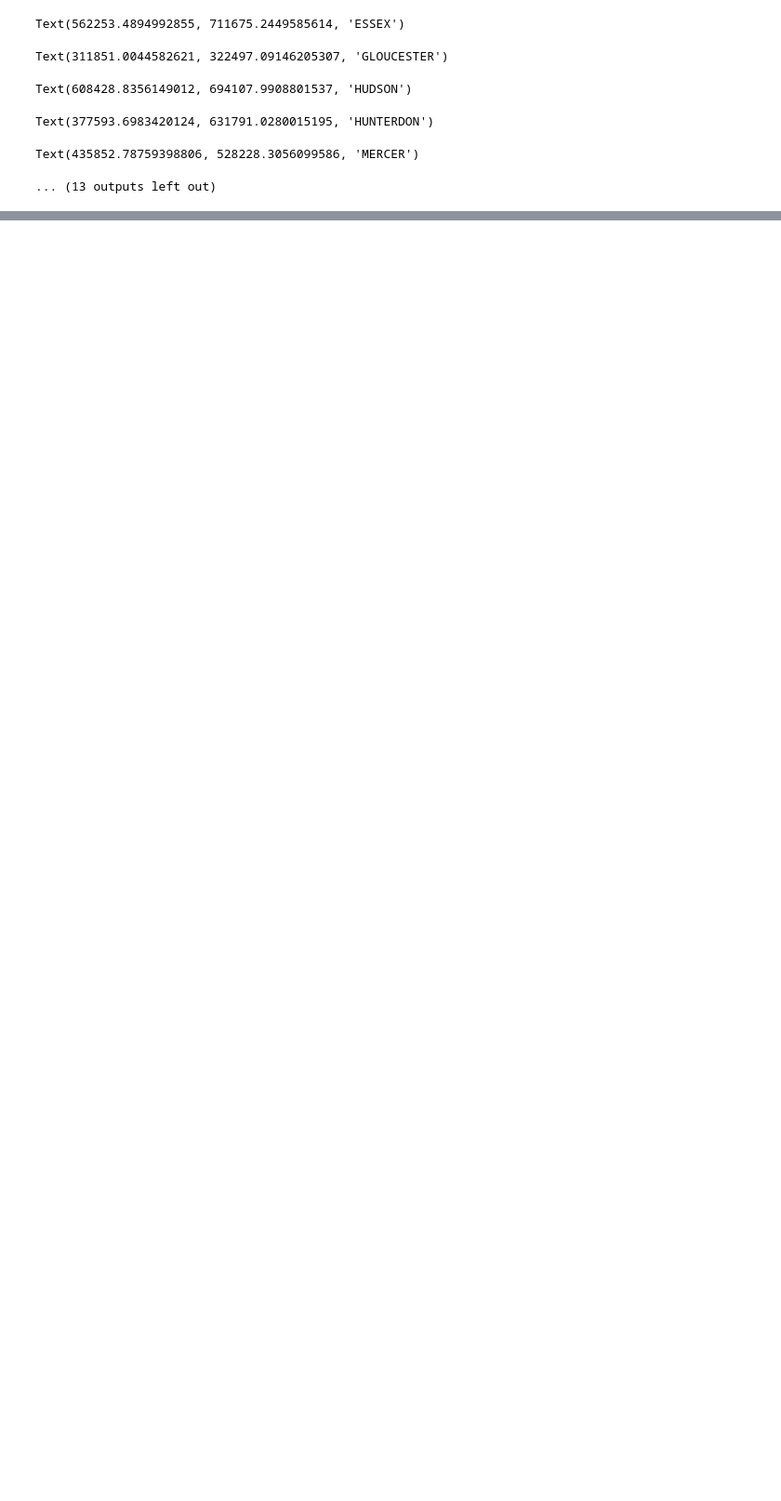
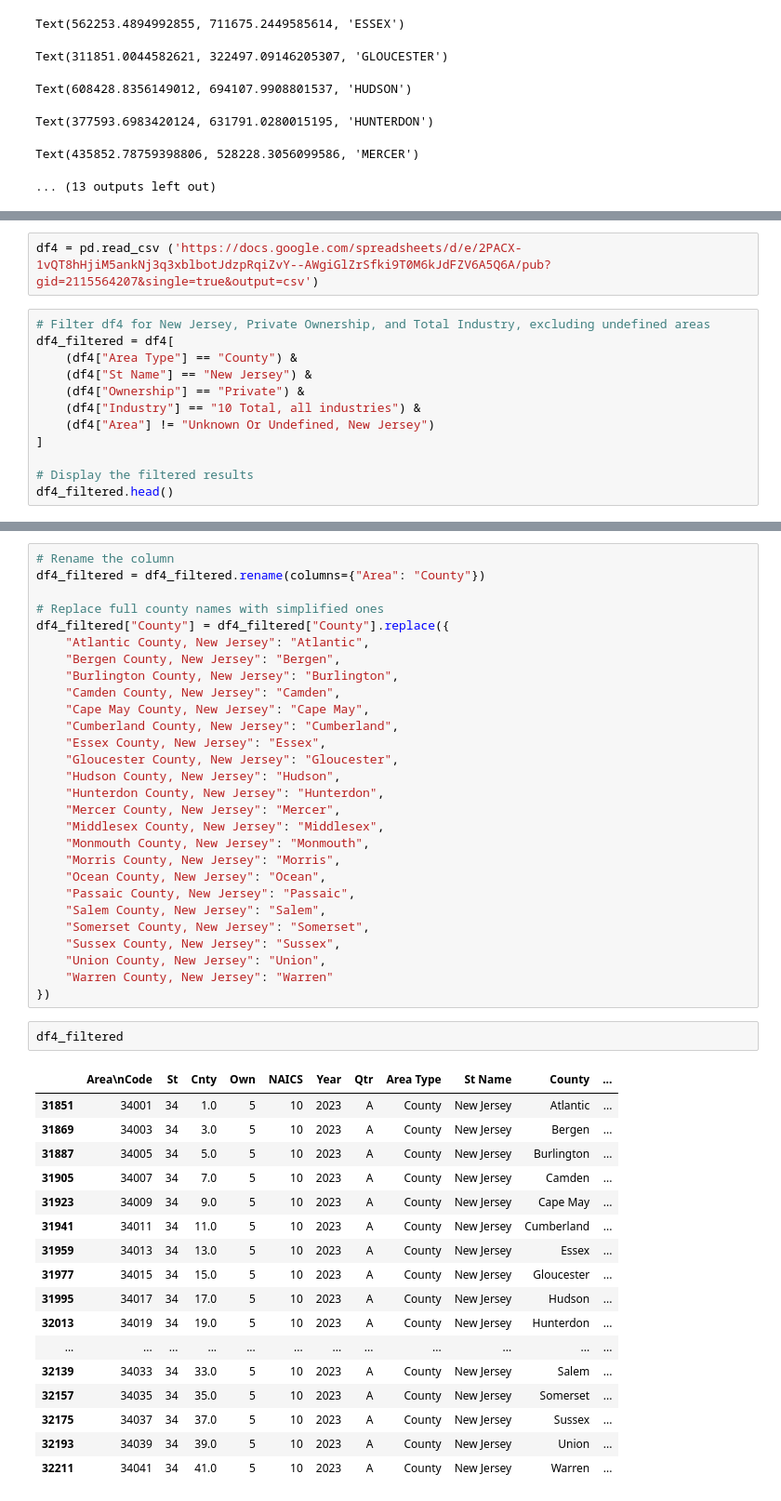
Before and after one commit to shirleyrutgers/GIS, a Jupyter notebook: PS1.ipynb, the cells around one changed output, grey strips where cells are left out. Shown: that part at 93% size. Saved outputs shown, nothing was run; the diff lists cells and outputs as text; blank space fills up the shorter version.

```diff
--- a/PS1.ipynb
+++ b/PS1.ipynb
@@ -214,0 +305,14 @@ Text(435852.78759398806, 528228.3056099586, 'MERCER')
+# %%
+df4 = pd.read_csv ('https://docs.google.com/spreadsheets/d/e/2PACX-1vQT8hHjiM5ankNj3q3xblbotJdzpRqiZvY--AWgiGlZrSfki9T0M6kJdFZV6A5Q6A/pub?gid=2115564207&single=true&output=csv')
+# %%
+# Filter df4 for New Jersey, Private Ownership, and Total Industry, excluding undefined areas
+df4_filtered = df4[
+    (df4["Area Type"] == "County") &
+    (df4["St Name"] == "New Jersey") &
+    (df4["Ownership"] == "Private") &
+    (df4["Industry"] == "10 Total, all industries") &
+    (df4["Area"] != "Unknown Or Undefined, New Jersey")
+]
+
+# Display the filtered results
+df4_filtered.head()
@@ -214,0 +326,48 @@ Text(435852.78759398806, 528228.3056099586, 'MERCER')
+# %%
+# Rename the column
+df4_filtered = df4_filtered.rename(columns={"Area": "County"})
+
+# Replace full county names with simplified ones
+df4_filtered["County"] = df4_filtered["County"].replace({
+    "Atlantic County, New Jersey": "Atlantic",
+    "Bergen County, New Jersey": "Bergen",
+    "Burlington County, New Jersey": "Burlington",
+    "Camden County, New Jersey": "Camden",
+    "Cape May County, New Jersey": "Cape May",
+    "Cumberland County, New Jersey": "Cumberland",
+    "Essex County, New Jersey": "Essex",
+    "Gloucester County, New Jersey": "Gloucester",
+    "Hudson County, New Jersey": "Hudson",
+    "Hunterdon County, New Jersey": "Hunterdon",
+    "Mercer County, New Jersey": "Mercer",
+    "Middlesex County, New Jersey": "Middlesex",
+    "Monmouth County, New Jersey": "Monmouth",
+    "Morris County, New Jersey": "Morris",
+    "Ocean County, New Jersey": "Ocean",
+    "Passaic County, New Jersey": "Passaic",
+    "Salem County, New Jersey": "Salem",
+    "Somerset County, New Jersey": "Somerset",
+    "Sussex County, New Jersey": "Sussex",
+    "Union County, New Jersey": "Union",
+    "Warren County, New Jersey": "Warren"
+})
+# %%
+df4_filtered
+# %% [output]
+|  | Area\nCode | St | Cnty | Own | NAICS | Year | Qtr | Area Type | St Name | County | ... |
+| 31851 | 34001 | 34 | 1.0 | 5 | 10 | 2023 | A | County | New Jersey | Atlantic | ... |
+| 31869 | 34003 | 34 | 3.0 | 5 | 10 | 2023 | A | County | New Jersey | Bergen | ... |
+| 31887 | 34005 | 34 | 5.0 | 5 | 10 | 2023 | A | County | New Jersey | Burlington | ... |
+| 31905 | 34007 | 34 | 7.0 | 5 | 10 | 2023 | A | County | New Jersey | Camden | ... |
+| 31923 | 34009 | 34 | 9.0 | 5 | 10 | 2023 | A | County | New Jersey | Cape May | ... |
+| 31941 | 34011 | 34 | 11.0 | 5 | 10 | 2023 | A | County | New Jersey | Cumberland | ... |
+| 31959 | 34013 | 34 | 13.0 | 5 | 10 | 2023 | A | County | New Jersey | Essex | ... |
+| 31977 | 34015 | 34 | 15.0 | 5 | 10 | 2023 | A | County | New Jersey | Gloucester | ... |
+| 31995 | 34017 | 34 | 17.0 | 5 | 10 | 2023 | A | County | New Jersey | Hudson | ... |
+| 32013 | 34019 | 34 | 19.0 | 5 | 10 | 2023 | A | County | New Jersey | Hunterdon | ... |
+| ... | ... | ... | ... | ... | ... | ... | ... | ... | ... | ... | ... |
+| 32139 | 34033 | 34 | 33.0 | 5 | 10 | 2023 | A | County | New Jersey | Salem | ... |
+| 32157 | 34035 | 34 | 35.0 | 5 | 10 | 2023 | A | County | New Jersey | Somerset | ... |
+| 32175 | 34037 | 34 | 37.0 | 5 | 10 | 2023 | A | County | New Jersey | Sussex | ... |
+| 32193 | 34039 | 34 | 39.0 | 5 | 10 | 2023 | A | County | New Jersey | Union | ... |
+| 32211 | 34041 | 34 | 41.0 | 5 | 10 | 2023 | A | County | New Jersey | Warren | ... |
```
Also changed, not shown: parts of 13 cells of this notebook.
